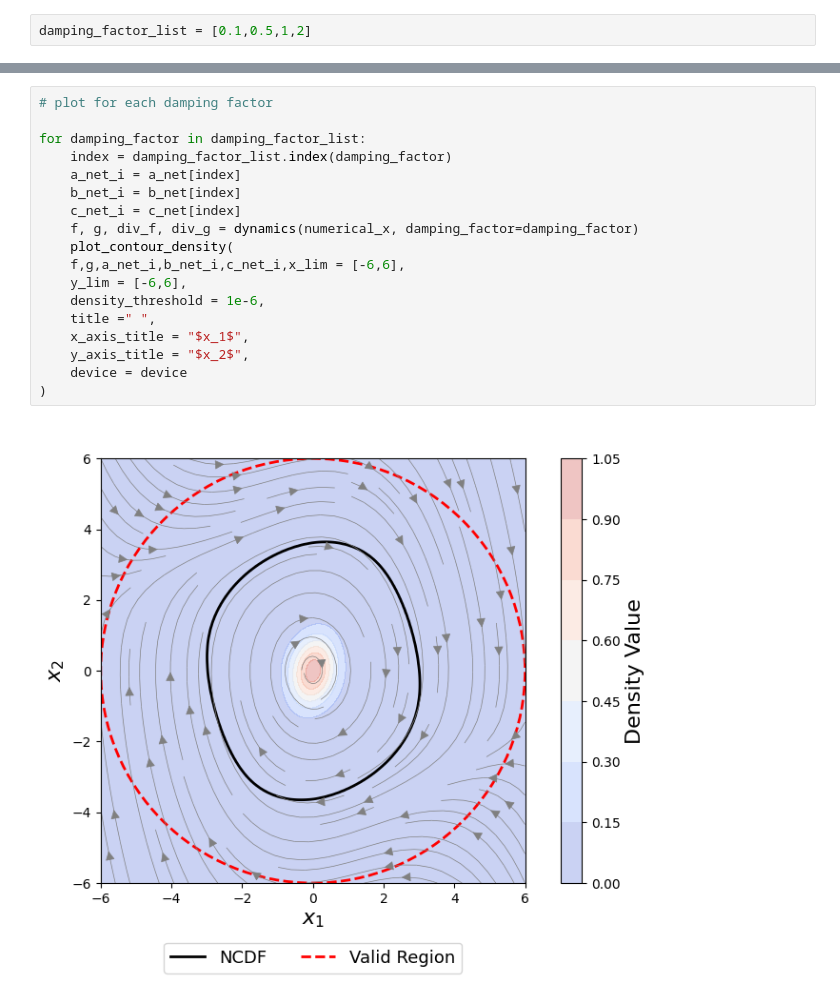
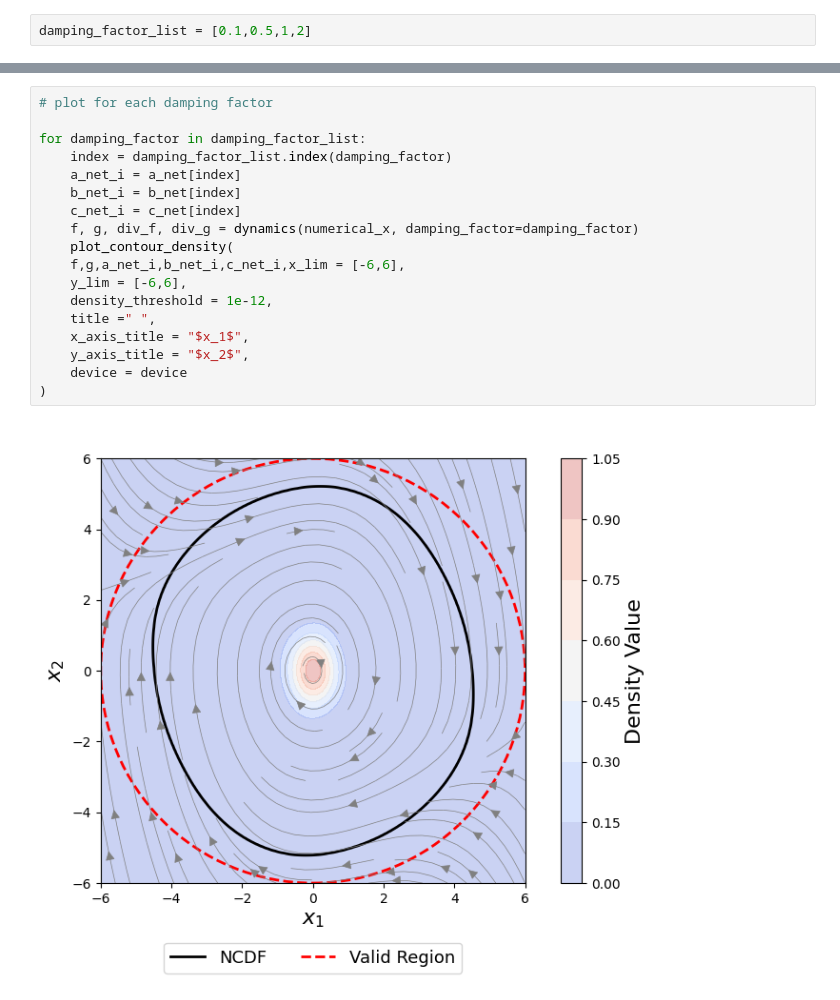
Before and after one commit to sahil-chaudhary/Neural-Control-Density-Functions, a Jupyter notebook: Experiments/van_der_pol_oscillator.ipynb, the cells around one changed output, grey strips where cells are left out. Saved outputs shown, nothing was run; the diff lists cells and outputs as text.

```diff
--- a/Experiments/van_der_pol_oscillator.ipynb
+++ b/Experiments/van_der_pol_oscillator.ipynb
@@ -306,20 +306,20 @@ Training density function with SMT-CEGIS verification
 # %%
 # plot for each damping factor
 
 for damping_factor in damping_factor_list:
     index = damping_factor_list.index(damping_factor)
     a_net_i = a_net[index]
     b_net_i = b_net[index]
     c_net_i = c_net[index]
     f, g, div_f, div_g = dynamics(numerical_x, damping_factor=damping_factor)
     plot_contour_density(
     f,g,a_net_i,b_net_i,c_net_i,x_lim = [-6,6],
     y_lim = [-6,6],
-    density_threshold = 1e-6,
+    density_threshold = 1e-12,
     title =" ",
     x_axis_title = "$x_1$",
     y_axis_title = "$x_2$",
     device = device
 )
 # %% [output]
-[figure, old version]
+[figure, new version]
```
Also changed, not shown: parts of 2 cells of this notebook.
